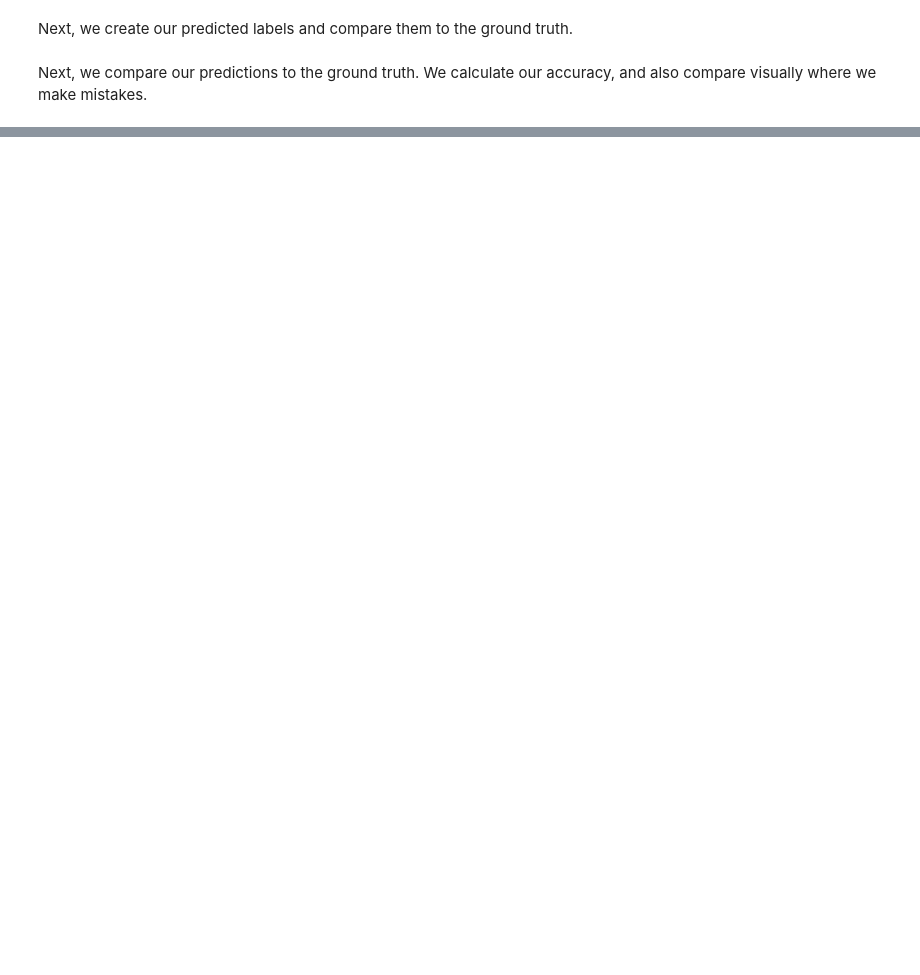
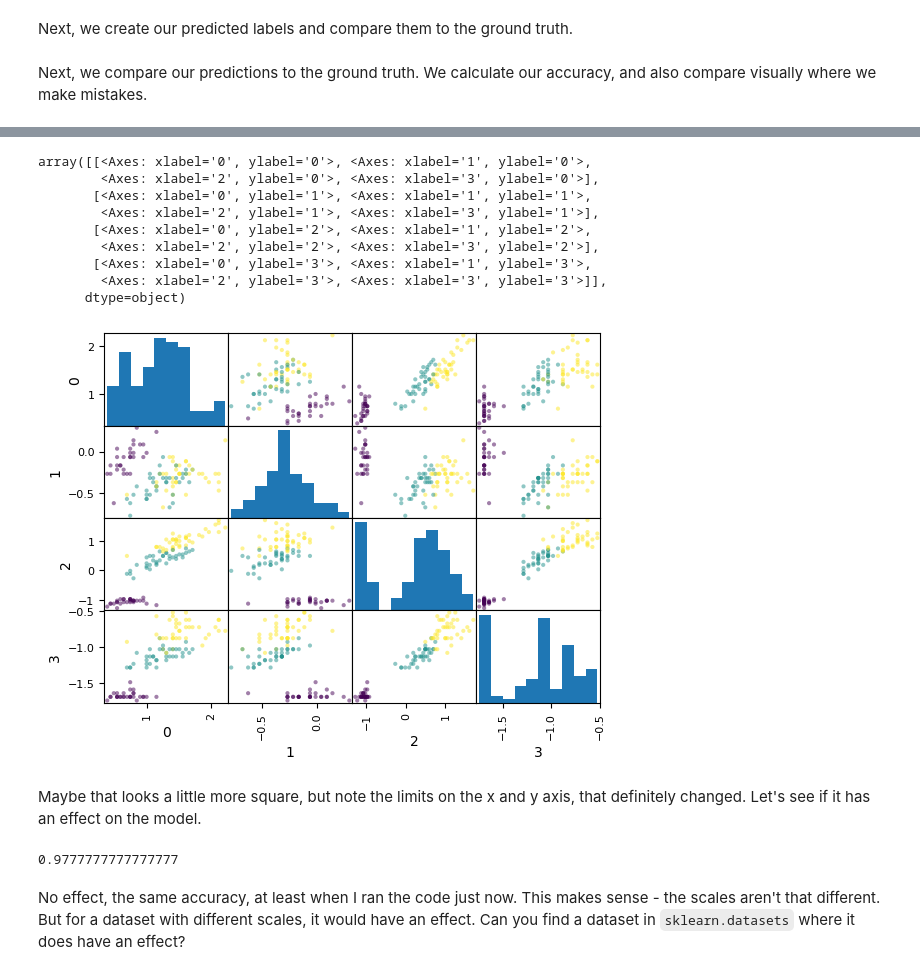
Before and after one commit to dylancashman/COSI-104A-S26-Lecture-Notes, a Jupyter notebook: Jan16-kNN-from-scratch.ipynb, the cells around one changed output, grey strips where cells are left out. Drawn from its saved outputs; the diff is of its cells as text; code cells hidden in the pictures; blank space fills up the shorter version.

Commit message:
Added scaling to knn example.

```diff
--- a/Jan16-kNN-from-scratch.ipynb
+++ b/Jan16-kNN-from-scratch.ipynb
@@ -168,0 +156,48 @@ print(testY - predY)
+# %%
+from numpy import std, mean
+
+mean = mean(trainX)
+std = std(trainX)
+
+standardTrainX = (trainX - mean) / std
+standardTestX = (testX - mean) / std
+
+pd.plotting.scatter_matrix(pd.DataFrame(data=standardTrainX), c=trainY)
+# %% [output]
+array([[<Axes: xlabel='0', ylabel='0'>, <Axes: xlabel='1', ylabel='0'>,
+        <Axes: xlabel='2', ylabel='0'>, <Axes: xlabel='3', ylabel='0'>],
+       [<Axes: xlabel='0', ylabel='1'>, <Axes: xlabel='1', ylabel='1'>,
+        <Axes: xlabel='2', ylabel='1'>, <Axes: xlabel='3', ylabel='1'>],
+       [<Axes: xlabel='0', ylabel='2'>, <Axes: xlabel='1', ylabel='2'>,
+        <Axes: xlabel='2', ylabel='2'>, <Axes: xlabel='3', ylabel='2'>],
+       [<Axes: xlabel='0', ylabel='3'>, <Axes: xlabel='1', ylabel='3'>,
+        <Axes: xlabel='2', ylabel='3'>, <Axes: xlabel='3', ylabel='3'>]],
+      dtype=object)
+[figure, added]
+# %% [markdown]
+Maybe that looks a little more square, but note the limits on the x and y axis, that definitely changed.  Let's see if it has an effect on the model.
+# %%
+# kNN algorithm
+k=5
+# 1. calculate distances between test examples and training examples
+distances = np.zeros((len(standardTrainX), len(standardTestX)))
+for i in range(len(standardTrainX)):
+    for j in range(len(standardTestX)):
+        distances[i,j] = np.sqrt(np.sum(np.square(standardTrainX[i] - standardTestX[j])))
+
+# 2. for each data point, select k closest training instances
+predY = np.zeros_like(testY)
+for j in range(len(predY)):
+    indices = np.argsort(distances[:,j])[0:k]
+    neighborYs = trainY[indices]
+    # Get most common vote https://stackoverflow.com/questions/6252280/find-the-most-frequent-number-in-a-numpy-array
+    counts = np.bincount(neighborYs)
+    predY[j] = np.argmax(counts)
+
+isCorrect = (predY == testY)
+accuracy = sum(isCorrect)/len(testY)
+print(accuracy)
+# %% [output]
+0.9777777777777777
+# %% [markdown]
+No effect, the same accuracy, at least when I ran the code just now.  This makes sense - the scales aren't that different.  But for a dataset with different scales, it would have an effect.  Can you find a dataset in `sklearn.datasets` where it does have an effect?
```
Also changed, not shown: parts of 11 cells of this notebook.
